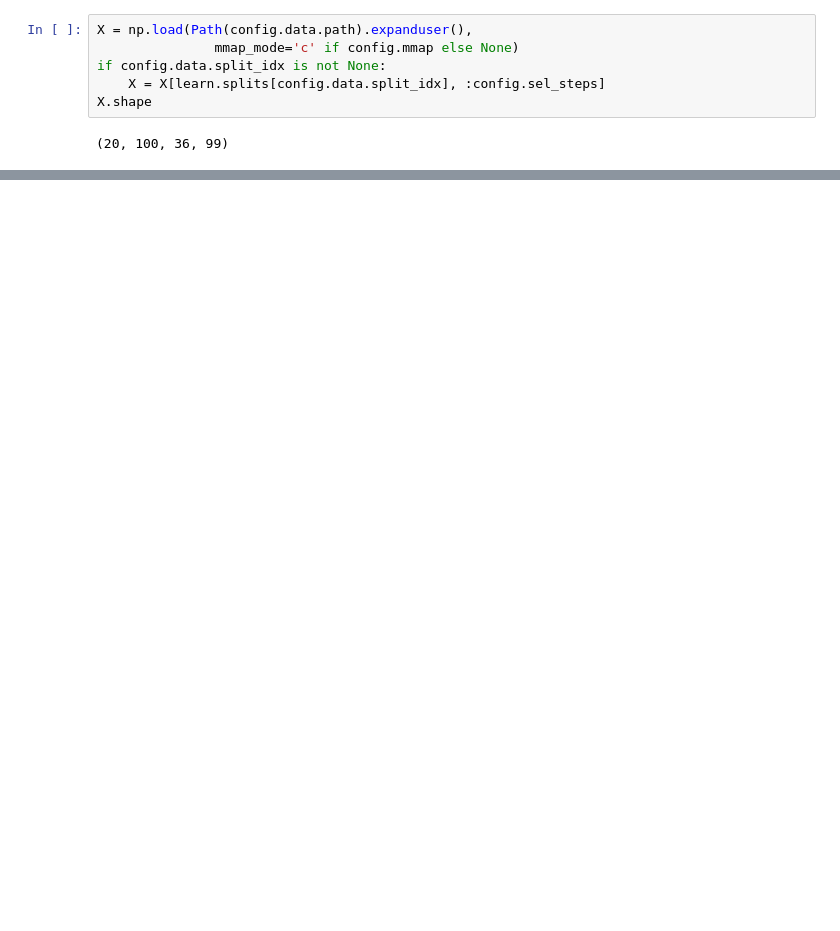
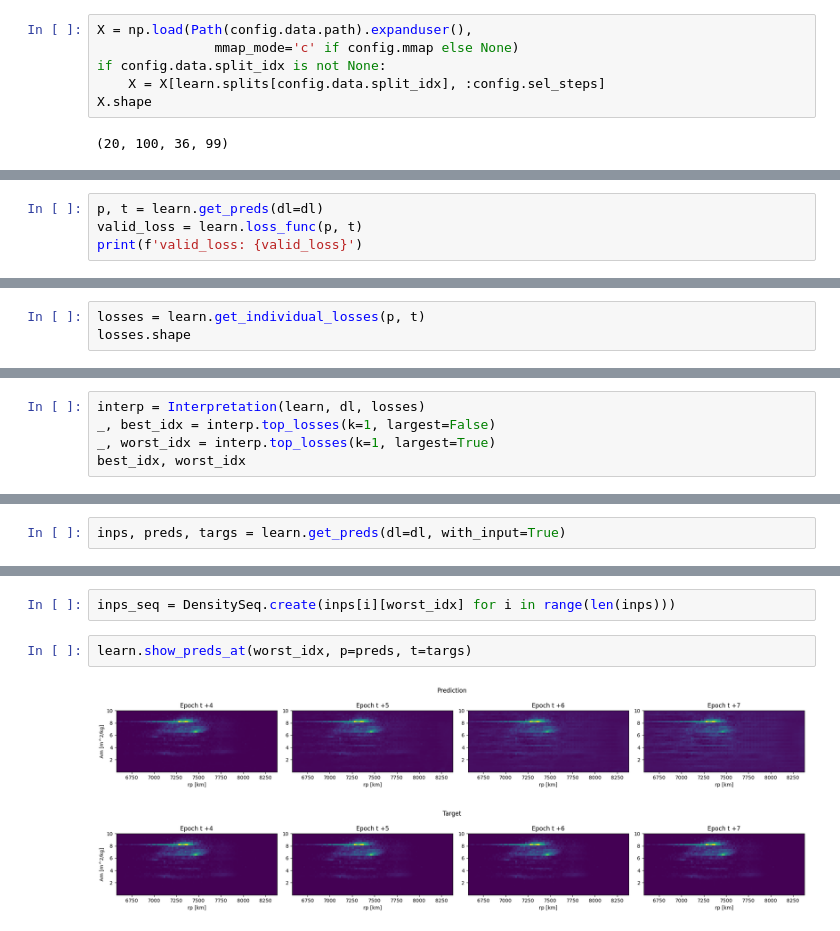
Before and after one commit to ARCLab-MIT/mocat-ml, a Jupyter notebook: nbs/convgru_eval.ipynb, the cells around one changed output, grey strips where cells are left out. Cells and saved outputs as stored; diff of their text form; blank space fills up the shorter version.

```diff
--- a/nbs/convgru_eval.ipynb
+++ b/nbs/convgru_eval.ipynb
@@ -111,0 +105,4 @@ learn.validate(dl=dl)
+# %%
+p, t = learn.get_preds(dl=dl)
+valid_loss = learn.loss_func(p, t)
+print(f'valid_loss: {valid_loss}')
@@ -111,0 +112,3 @@ learn.validate(dl=dl)
+# %%
+losses = learn.get_individual_losses(p, t)
+losses.shape
@@ -111,0 +117,5 @@ learn.validate(dl=dl)
+# %%
+interp = Interpretation(learn, dl, losses)
+_, best_idx = interp.top_losses(k=1, largest=False)
+_, worst_idx = interp.top_losses(k=1, largest=True)
+best_idx, worst_idx
@@ -111,0 +124,2 @@ learn.validate(dl=dl)
+# %%
+inps, preds, targs = learn.get_preds(dl=dl, with_input=True)
@@ -111,0 +135,7 @@ learn.validate(dl=dl)
+# %%
+inps_seq = DensitySeq.create(inps[i][worst_idx] for i in range(len(inps)))
+# %%
+learn.show_preds_at(worst_idx, p=preds, t=targs)
+# %% [output]
+[figure, added]
+[figure, added]
```
Also changed, not shown: parts of 12 cells of this notebook, 8 other files.
